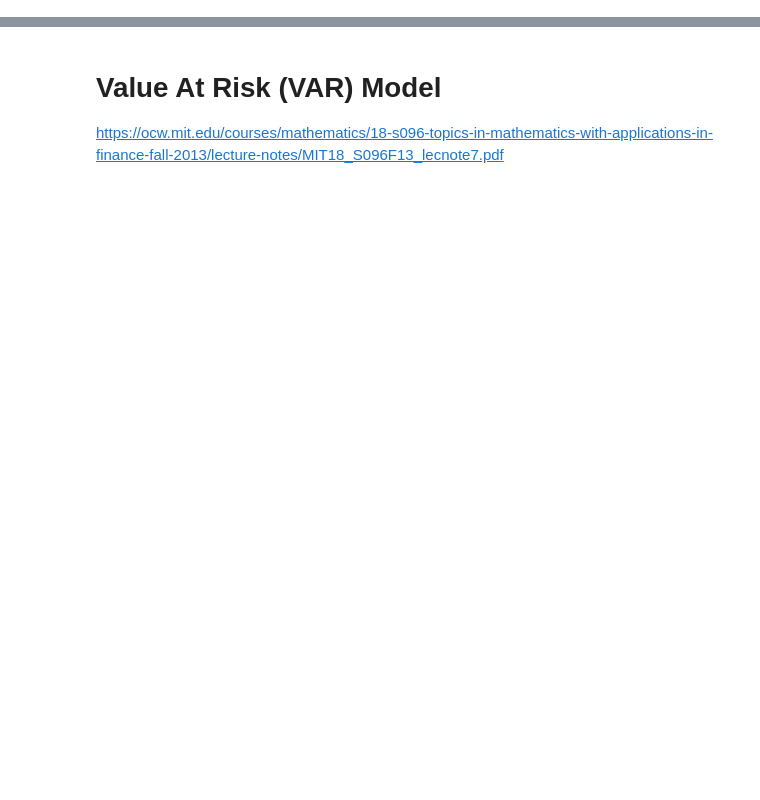
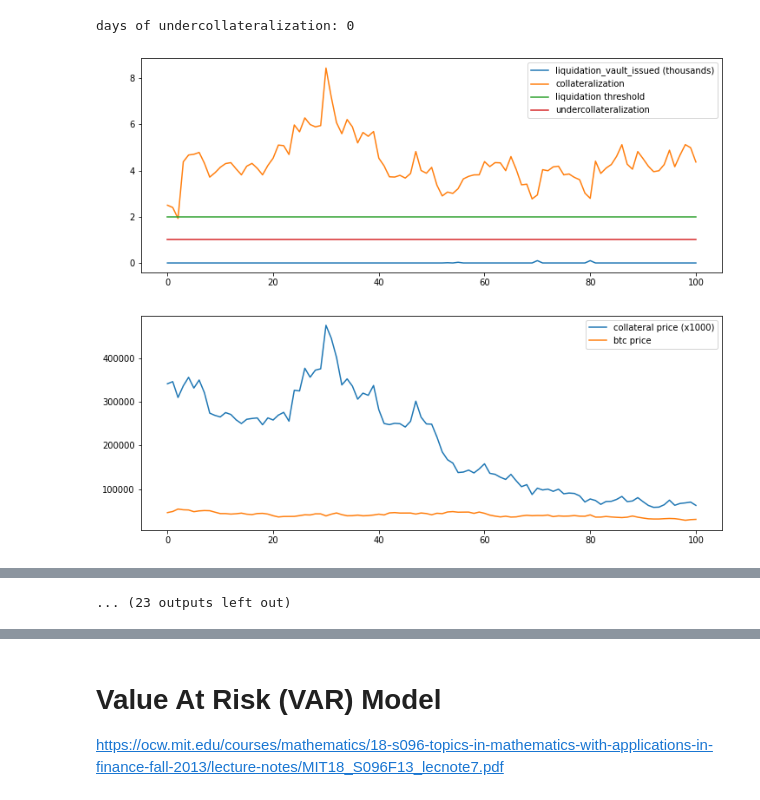
Before and after one commit to interlay/collateralization-analysis, a Jupyter notebook: Kusama Collateral Thresolds.ipynb, the cells around one changed output, grey strips where cells are left out. Cells and saved outputs as stored; diff of their text form; code cells hidden in the pictures; blank space fills up the shorter version.

```diff
--- a/Kusama Collateral Thresolds.ipynb
+++ b/Kusama Collateral Thresolds.ipynb
@@ -0,0 +809,20 @@
+# %%
+DEBT_CEILING_USD = 20_000_000
+SECURE_THRESHOLD = 2.5
+LIQUIDATION_THRESHOLD = 2
+simulate_and_plot(
+    SIMULATED_SCENARIOS,
+    observed_ksm_btc_corr,
+    DEBT_CEILING_USD,
+    SECURE_THRESHOLD,
+    LIQUIDATION_THRESHOLD,
+    ksm_usd_returns_daily,
+    ksm_to_usd_daily,
+    ksm_liquidity_model,
+    btc_usd_returns_daily,
+    btc_to_usd_daily,
+    btc_liquidity_model,
+)
+# %% [output]
+days of undercollateralization: 0
+[figure, added]
@@ -0,0 +839 @@
+... (23 outputs left out)
```
Also changed, not shown: parts of 29 cells of this notebook, 5 other files.
